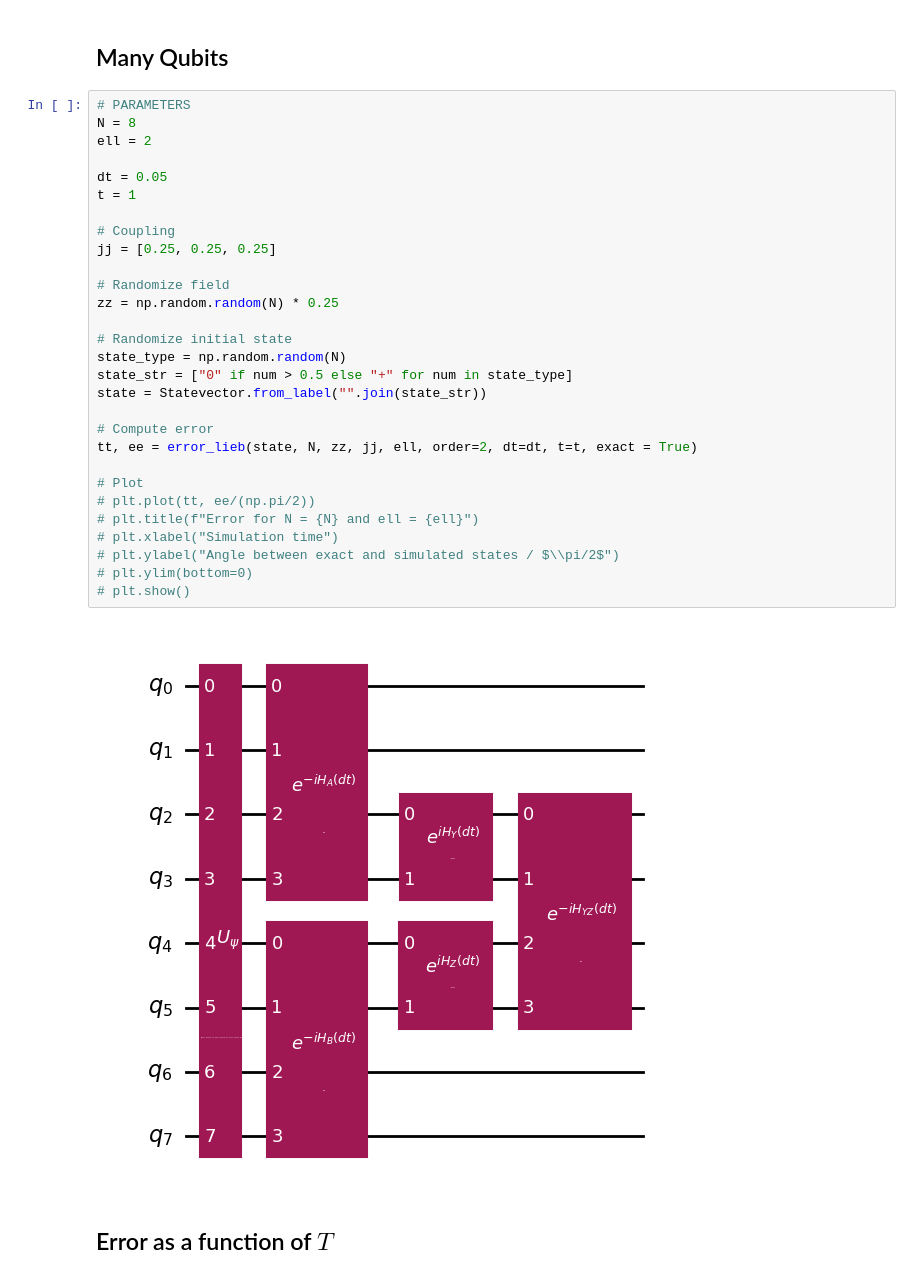
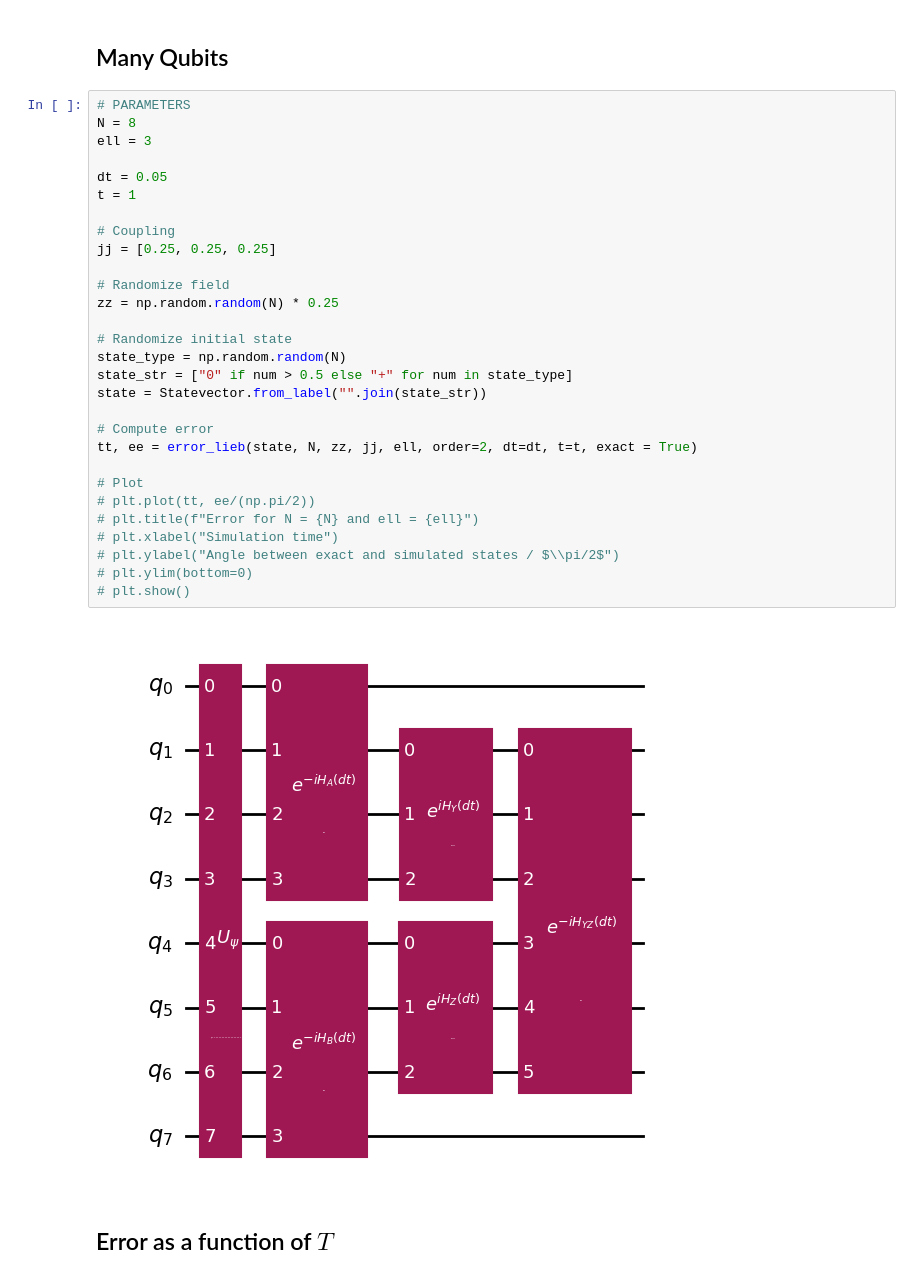
Before and after one commit to guilhermebaos/QUARMEN-Lessons, a Jupyter notebook: Quantum Algorithms/02-Final-Project.ipynb, the cells around one changed output. Saved outputs shown, nothing was run; the diff lists cells and outputs as text.

```diff
--- a/Quantum Algorithms/02-Final-Project.ipynb
+++ b/Quantum Algorithms/02-Final-Project.ipynb
@@ -404,34 +404,34 @@ Initial state is blue and final is red.
 # %%
 # PARAMETERS
 N = 8
-ell = 2
+ell = 3
 
 dt = 0.05
 t = 1
 
 # Coupling
 jj = [0.25, 0.25, 0.25]
 
 # Randomize field
 zz = np.random.random(N) * 0.25
 
 # Randomize initial state
 state_type = np.random.random(N)
 state_str = ["0" if num > 0.5 else "+" for num in state_type]
 state = Statevector.from_label("".join(state_str))
 
 # Compute error
 tt, ee = error_lieb(state, N, zz, jj, ell, order=2, dt=dt, t=t, exact = True)
 
 # Plot
 # plt.plot(tt, ee/(np.pi/2))
 # plt.title(f"Error for N = {N} and ell = {ell}")
 # plt.xlabel("Simulation time")
 # plt.ylabel("Angle between exact and simulated states / $\\pi/2$")
 # plt.ylim(bottom=0)
 # plt.show()
 # %% [output]
-[figure, old version]
+[figure, new version]
 # %% [markdown]
 ## Error as a function of $T$
 # %%
```
Also changed, not shown: parts of 8 cells of this notebook.
